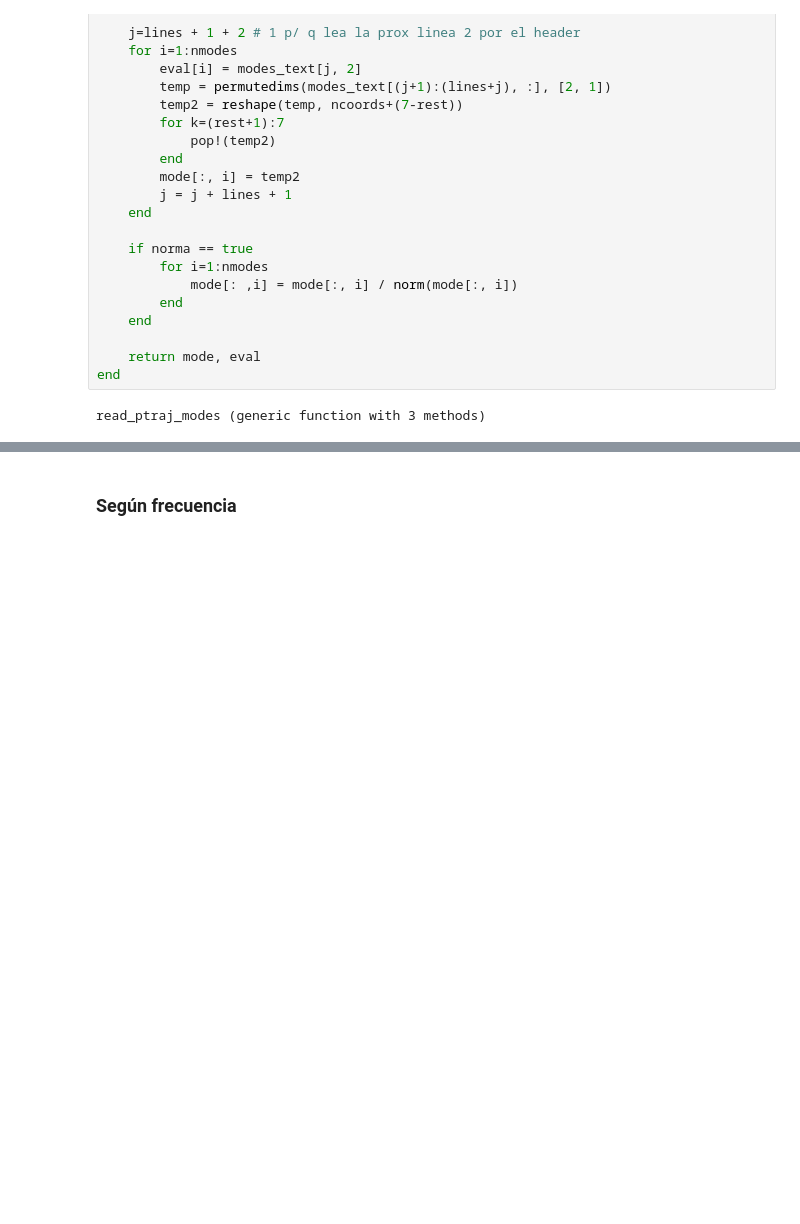
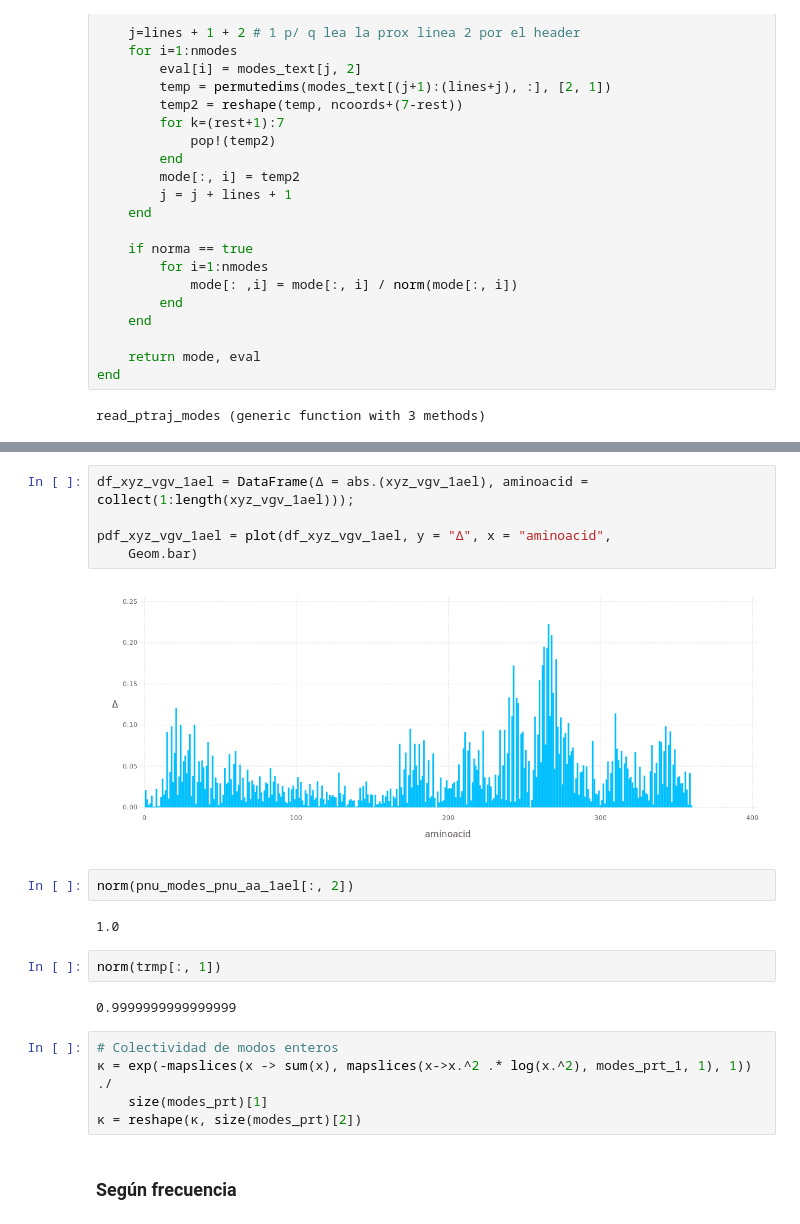
Before and after one commit to pgbarletta/reold_lbp, a Jupyter notebook: src/alfa_check.ipynb, the cells around one changed output, grey strips where cells are left out. Cells and saved outputs as stored; diff of their text form; blank space fills up the shorter version.

Commit message:
Done with VGV analysis. TODO: graph

```diff
--- a/src/alfa_check.ipynb
+++ b/src/alfa_check.ipynb
@@ -195,3 +220,23 @@ pn_modes_prt_whole_pnum = pn_modes_prt_whole[indices_pnum_modes];
+# %%
+df_xyz_vgv_1ael = DataFrame(Δ = abs.(xyz_vgv_1ael), aminoacid = collect(1:length(xyz_vgv_1ael)));
+
+pdf_xyz_vgv_1ael = plot(df_xyz_vgv_1ael, y = "Δ", x = "aminoacid",
+    Geom.bar)
+# %% [output]
+[figure, added]
+# %%
+norm(pnu_modes_pnu_aa_1ael[:, 2])
+# %% [output]
+1.0
+# %%
+norm(trmp[:, 1])
+# %% [output]
+0.9999999999999999
+# %%
+# Colectividad de modos enteros
+κ = exp(-mapslices(x -> sum(x), mapslices(x->x.^2 .* log(x.^2), modes_prt_1, 1), 1)) ./
+    size(modes_prt)[1]
+κ = reshape(κ, size(modes_prt)[2])
 # %% [markdown]
 ### Según frecuencia
 # %%
```
Also changed, not shown: parts of 6 cells of this notebook.
